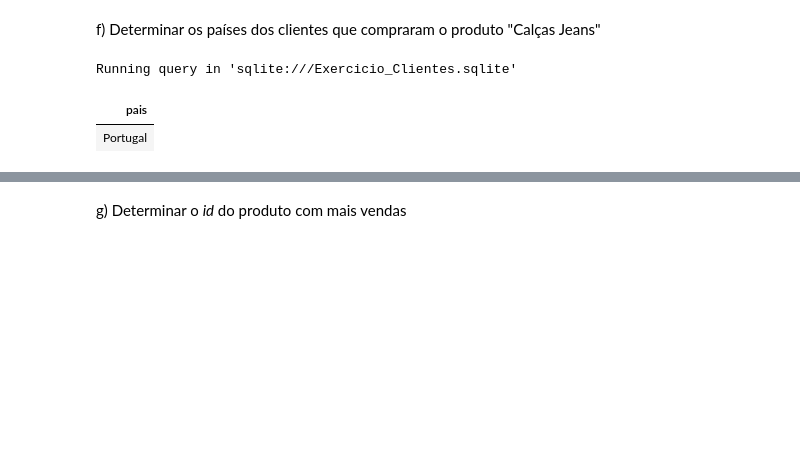
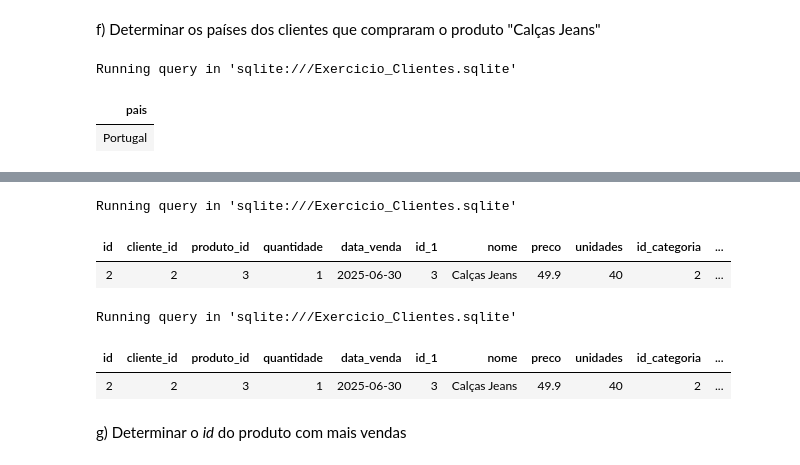
Before and after one commit to jpedrodias/FundamentosSQL, a Jupyter notebook: Week03/Exercicio_Clientes_resolvido.ipynb, the cells around one changed output, grey strips where cells are left out. Cells and saved outputs as stored; diff of their text form; code cells hidden in the pictures; blank space fills up the shorter version.

```diff
--- a/Week03/Exercicio_Clientes_resolvido.ipynb
+++ b/Week03/Exercicio_Clientes_resolvido.ipynb
@@ -1001,2 +980,29 @@ Running query in 'sqlite:///Exercicio_Clientes.sqlite'
+# %%
+%%sql
+SELECT v.*, p.*
+    FROM vendas v, produtos p
+
+WHERE v.produto_id = p.id
+AND p.nome = 'Calças Jeans'
+# %% [output]
+Running query in 'sqlite:///Exercicio_Clientes.sqlite'
+| id | cliente_id | produto_id | quantidade | data_venda | id_1 | nome | preco | unidades | id_categoria | ... |
+| 2 | 2 | 3 | 1 | 2025-06-30 | 3 | Calças Jeans | 49.9 | 40 | 2 | ... |
+# %%
+%%sql
+SELECT v.*, p.*
+    FROM
+        vendas v,
+        produtos p,
+        clientes c
+
+WHERE
+    v.produto_id = p.id
+    AND v.cliente_id = c.id
+    AND p.nome = 'Calças Jeans'
+# %% [output]
+Running query in 'sqlite:///Exercicio_Clientes.sqlite'
+| id | cliente_id | produto_id | quantidade | data_venda | id_1 | nome | preco | unidades | id_categoria | ... |
+| 2 | 2 | 3 | 1 | 2025-06-30 | 3 | Calças Jeans | 49.9 | 40 | 2 | ... |
 # %% [markdown]
 g) Determinar o *id* do produto com mais vendas
```
Also changed, not shown: parts of 3 cells of this notebook.
